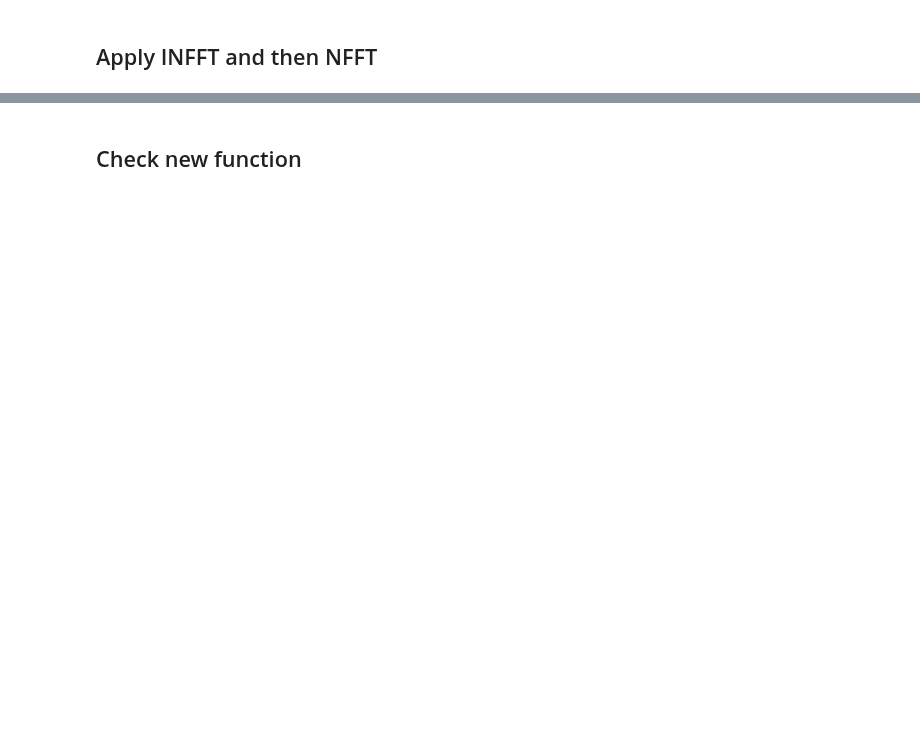
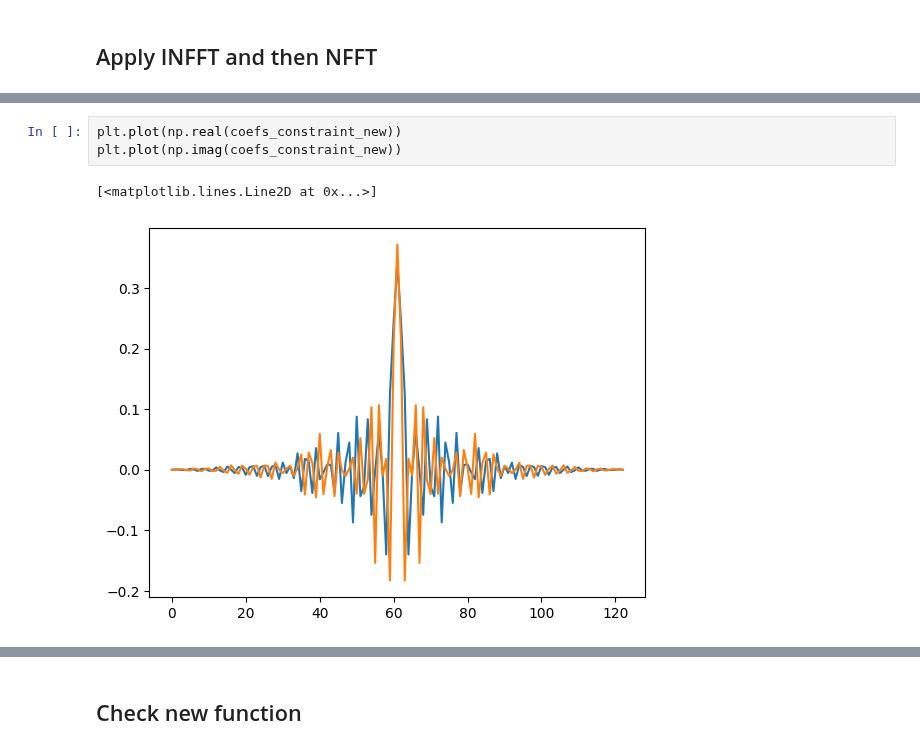
Before and after one commit to qsppack/pyqsppack, a Jupyter notebook: perturbation.ipynb, the cells around one changed output, grey strips where cells are left out. Cells and saved outputs as stored; diff of their text form; blank space fills up the shorter version.

```diff
--- a/perturbation.ipynb
+++ b/perturbation.ipynb
@@ -66,0 +188,6 @@ gammas: [-1.48759708e-02  2.60673489e-03  1.38444062e-02 -1.90610604e-02
+# %%
+plt.plot(np.real(coefs_constraint_new))
+plt.plot(np.imag(coefs_constraint_new))
+# %% [output]
+[<matplotlib.lines.Line2D at 0x...>]
+[figure, added]
```
Also changed, not shown: parts of 12 cells of this notebook, 1 other file.
